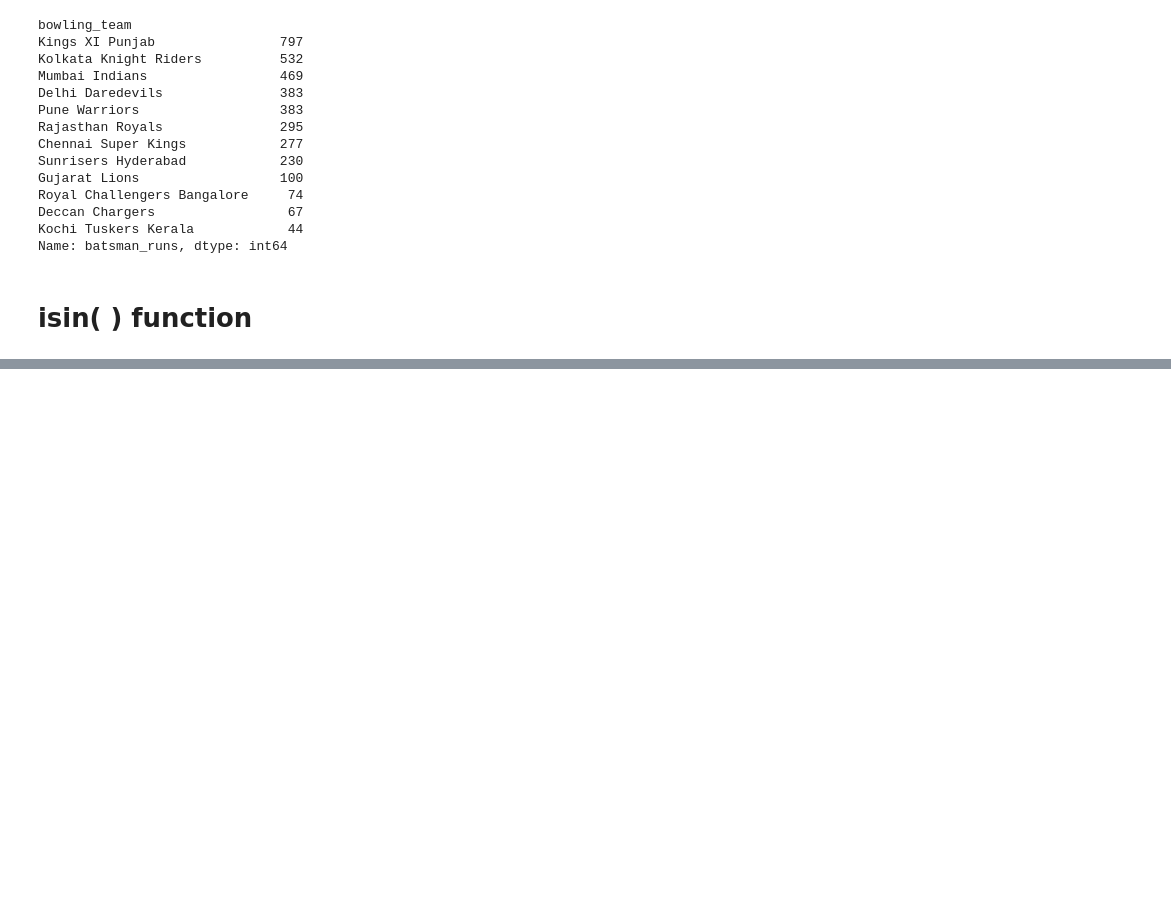
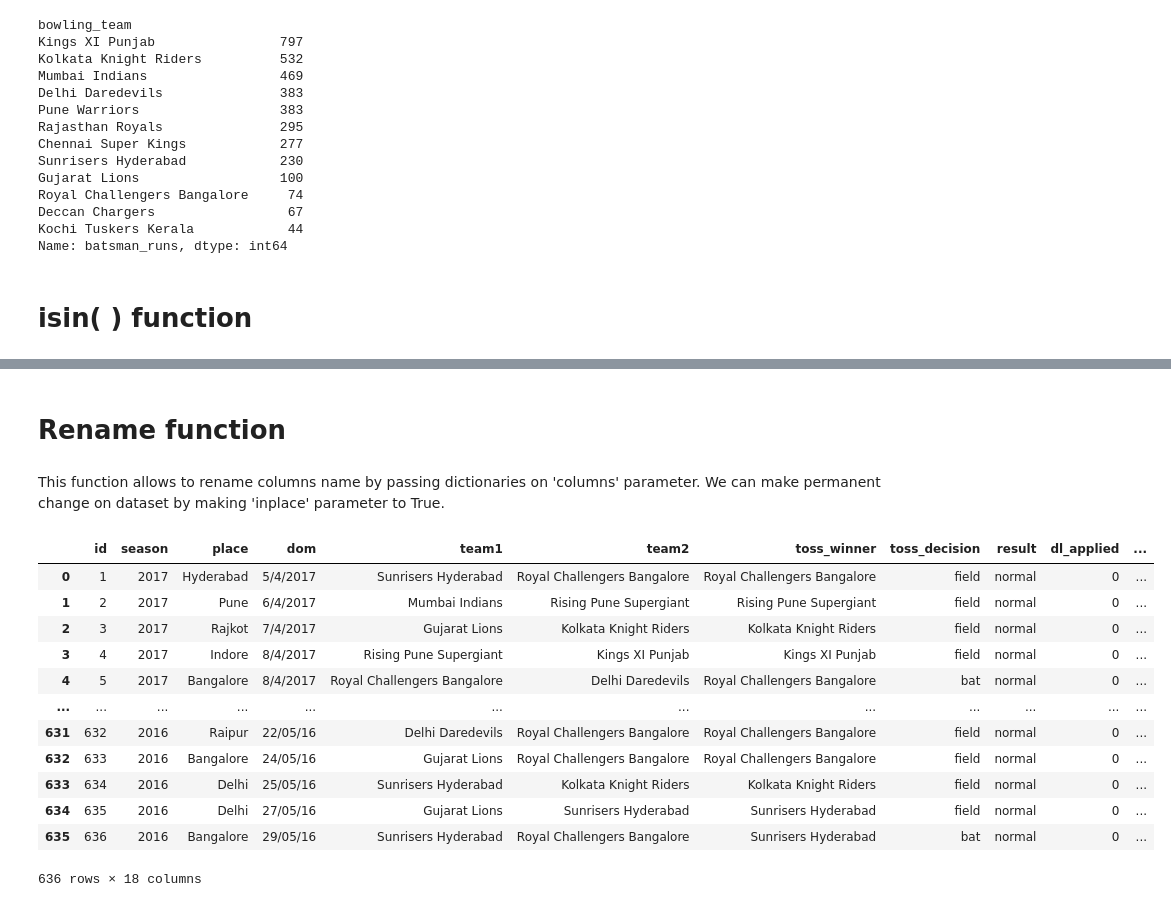
Before and after one commit to samarpan-rai11/pandas, a Jupyter notebook: IPL DA.ipynb, the cells around one changed output, grey strips where cells are left out. Saved outputs shown, nothing was run; the diff lists cells and outputs as text; code cells hidden in the pictures; blank space fills up the shorter version.

```diff
--- a/IPL DA.ipynb
+++ b/IPL DA.ipynb
@@ -240,0 +299,20 @@ orange_cap.drop_duplicates(subset='season').sort_values('season')[['season','bat
+# %% [markdown]
+# Rename function
+# %% [markdown]
+This function allows to rename columns name by passing dictionaries on 'columns' parameter. We can make permanent change on dataset by making 'inplace' parameter to True.
+# %%
+match.rename(columns = {'city':'place', 'date':'dom'})
+# %% [output]
+|  | id | season | place | dom | team1 | team2 | toss_winner | toss_decision | result | dl_applied | ... |
+| 0 | 1 | 2017 | Hyderabad | 5/4/2017 | Sunrisers Hyderabad | Royal Challengers Bangalore | Royal Challengers Bangalore | field | normal | 0 | ... |
+| 1 | 2 | 2017 | Pune | 6/4/2017 | Mumbai Indians | Rising Pune Supergiant | Rising Pune Supergiant | field | normal | 0 | ... |
+| 2 | 3 | 2017 | Rajkot | 7/4/2017 | Gujarat Lions | Kolkata Knight Riders | Kolkata Knight Riders | field | normal | 0 | ... |
+| 3 | 4 | 2017 | Indore | 8/4/2017 | Rising Pune Supergiant | Kings XI Punjab | Kings XI Punjab | field | normal | 0 | ... |
+| 4 | 5 | 2017 | Bangalore | 8/4/2017 | Royal Challengers Bangalore | Delhi Daredevils | Royal Challengers Bangalore | bat | normal | 0 | ... |
+| ... | ... | ... | ... | ... | ... | ... | ... | ... | ... | ... | ... |
+| 631 | 632 | 2016 | Raipur | 22/05/16 | Delhi Daredevils | Royal Challengers Bangalore | Royal Challengers Bangalore | field | normal | 0 | ... |
+| 632 | 633 | 2016 | Bangalore | 24/05/16 | Gujarat Lions | Royal Challengers Bangalore | Royal Challengers Bangalore | field | normal | 0 | ... |
+| 633 | 634 | 2016 | Delhi | 25/05/16 | Sunrisers Hyderabad | Kolkata Knight Riders | Kolkata Knight Riders | field | normal | 0 | ... |
+| 634 | 635 | 2016 | Delhi | 27/05/16 | Gujarat Lions | Sunrisers Hyderabad | Sunrisers Hyderabad | field | normal | 0 | ... |
+| 635 | 636 | 2016 | Bangalore | 29/05/16 | Sunrisers Hyderabad | Royal Challengers Bangalore | Sunrisers Hyderabad | bat | normal | 0 | ... |
+636 rows × 18 columns
```
Also changed, not shown: parts of 41 cells of this notebook.
